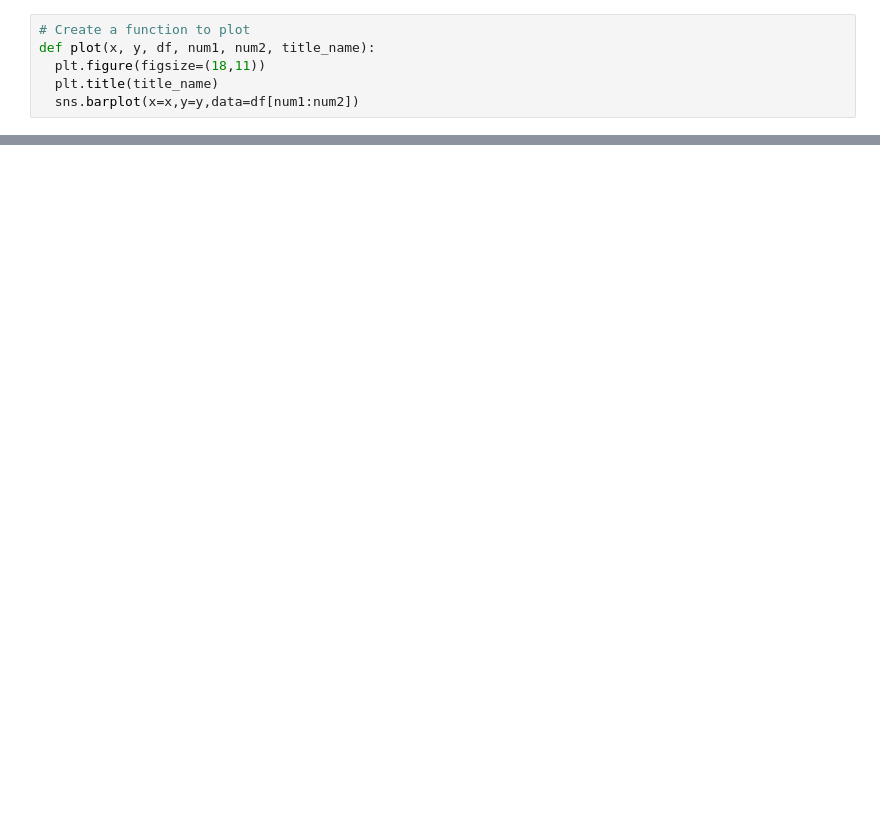
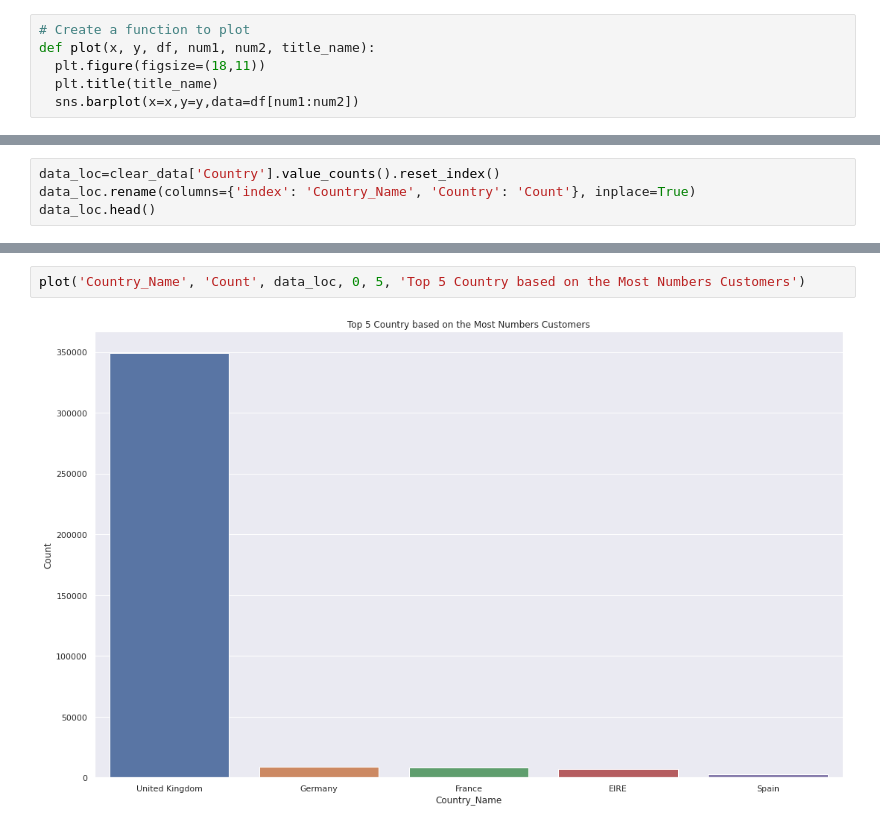
Before and after one commit to akmal1994/Online_Retail_customer_segment, a Jupyter notebook: Retail_Customer_Segmentation.ipynb, the cells around one changed output, grey strips where cells are left out. Drawn from its saved outputs; the diff is of its cells as text; blank space fills up the shorter version.

```diff
--- a/Retail_Customer_Segmentation.ipynb
+++ b/Retail_Customer_Segmentation.ipynb
@@ -203,0 +228,4 @@ data_stock.head()
+# %%
+data_loc=clear_data['Country'].value_counts().reset_index()
+data_loc.rename(columns={'index': 'Country_Name', 'Country': 'Count'}, inplace=True)
+data_loc.head()
@@ -203,0 +239,4 @@ data_stock.head()
+# %%
+plot('Country_Name', 'Count', data_loc, 0, 5, 'Top 5 Country based on the Most Numbers Customers')
+# %% [output]
+[figure, added]
```
Also changed, not shown: parts of 9 cells of this notebook.
